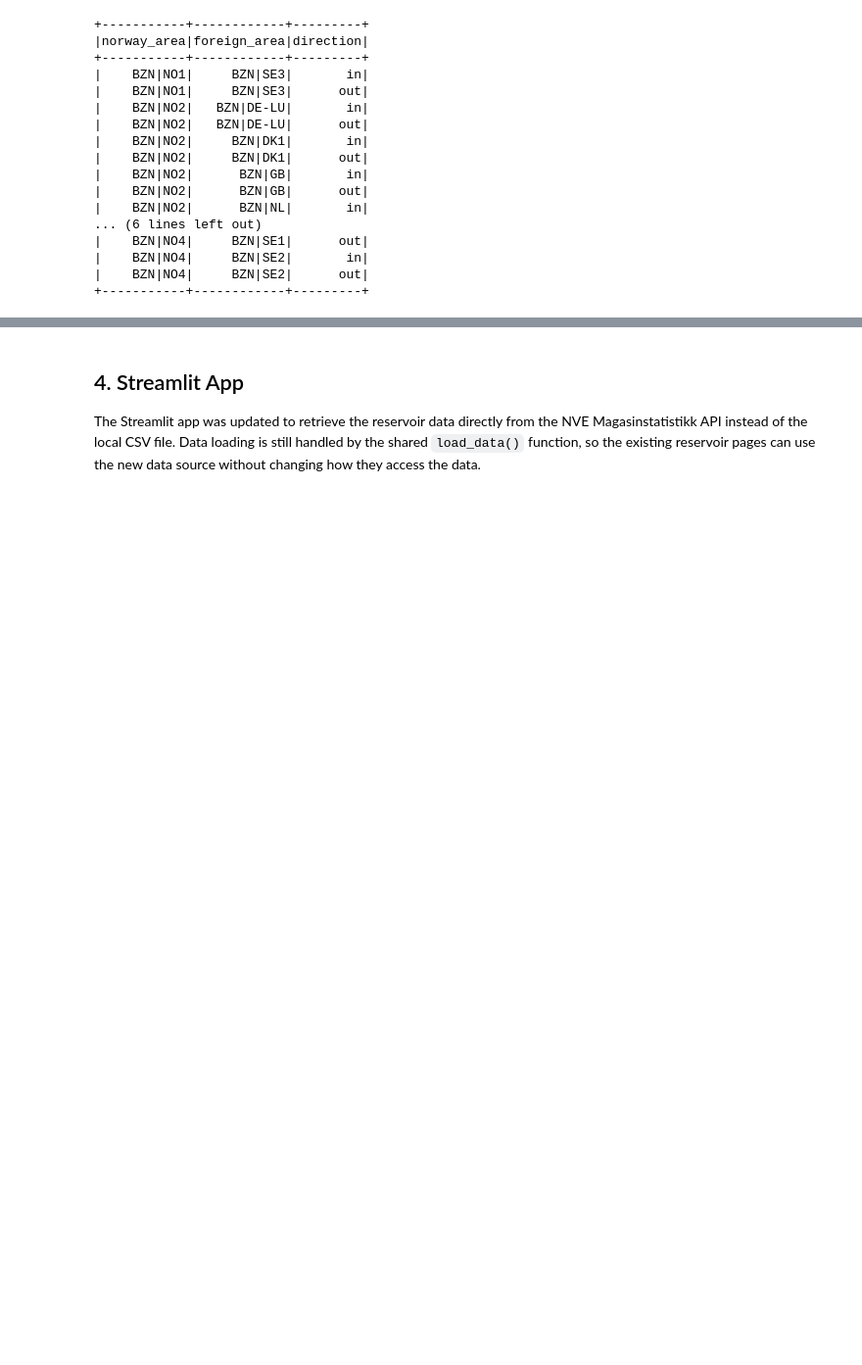
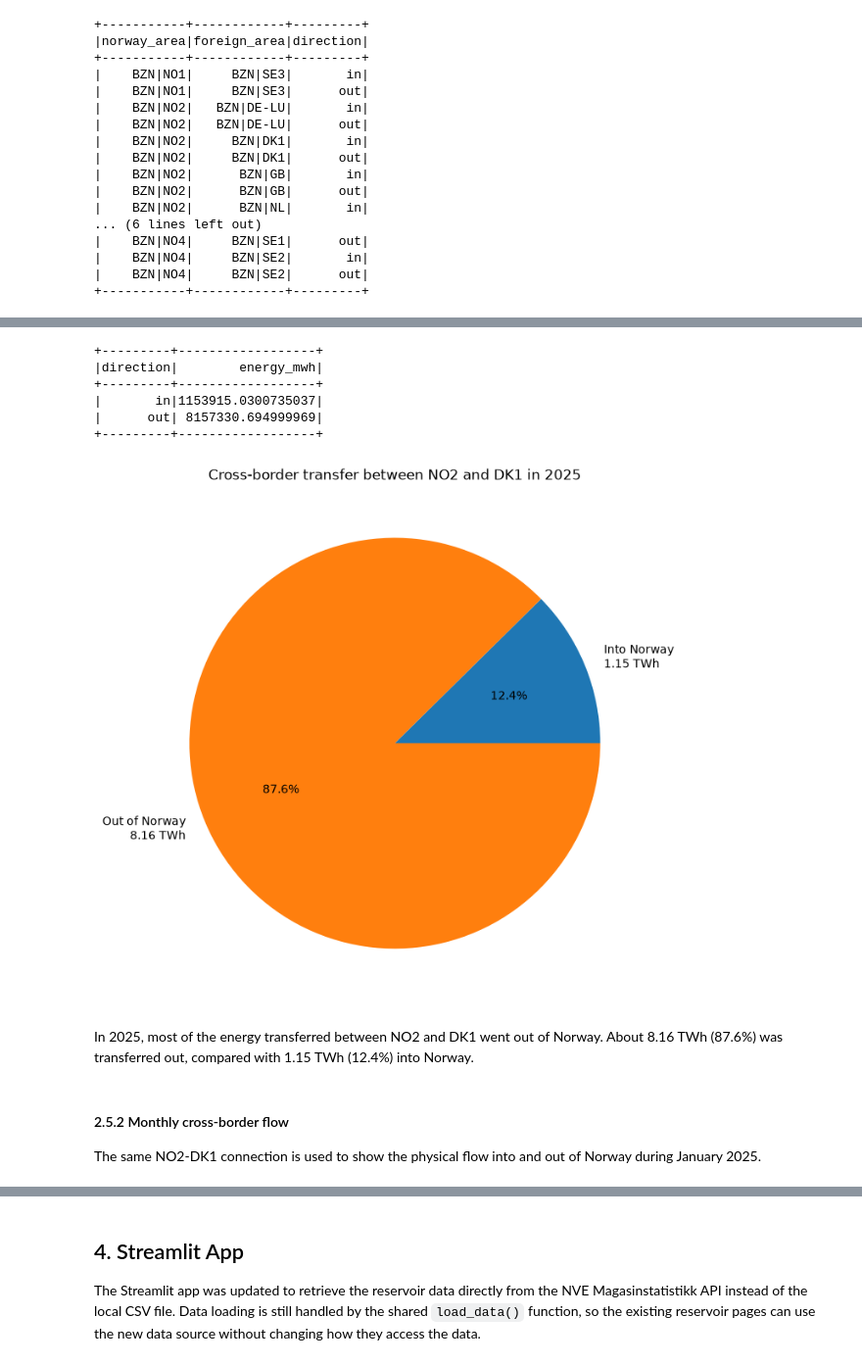
Before and after one commit to kahalandkh/IND320-kahaland, a Jupyter notebook: notebooks/project_work_part2.ipynb, the cells around one changed output, grey strips where cells are left out. Shown at 98% size. Drawn from its saved outputs; the diff is of its cells as text; code cells hidden in the pictures; blank space fills up the shorter version.

```diff
--- a/notebooks/project_work_part2.ipynb
+++ b/notebooks/project_work_part2.ipynb
@@ -903,0 +910,47 @@ The Spark SQL query keeps the data needed for the plots and derives `norway_area
+# %%
+selected_year = 2025
+selected_norway_area = "BZN|NO2"
+selected_foreign_area = "BZN|DK1"
+
+norway_area = selected_norway_area.replace("BZN|", "")
+foreign_area = selected_foreign_area.replace("BZN|", "")
+
+# Use Norwegian local time only to identify the calendar year (the stored UTC timestamp is unchanged)
+timestamp_no = F.from_utc_timestamp("timestamp", "Europe/Oslo")
+
+# Filter the selected connection and year, then sum transferred energy by direction
+yearly_transfer_df = (cross_border_spark_df.filter((F.col("norway_area") == selected_norway_area) & (F.col("foreign_area") == selected_foreign_area) & (F.year(timestamp_no) == selected_year))
+                      .groupBy("direction").agg(F.sum("energy_mwh").alias("energy_mwh")).orderBy("direction"))
+
+
+yearly_transfer_df.show()
+# %% [output]
++---------+------------------+
+|direction|        energy_mwh|
++---------+------------------+
+|       in|1153915.0300735037|
+|      out| 8157330.694999969|
++---------+------------------+
+# %%
+yearly_transfer_pd = yearly_transfer_df.toPandas()
+
+# Convert MWh to TWh for more readable labels
+yearly_transfer_pd["energy_twh"] = yearly_transfer_pd["energy_mwh"] / 1_000_000
+
+direction_labels = yearly_transfer_pd["direction"].map({"in": "Into Norway",
+                                                        "out": "Out of Norway"})
+
+labels = [f"{direction}\n{energy:.2f} TWh" for direction, energy in zip(direction_labels, yearly_transfer_pd["energy_twh"])]
+
+plt.figure(figsize=(8, 8))
+plt.pie(yearly_transfer_pd["energy_twh"], labels=labels, autopct="%1.1f%%")
+plt.title(f"Cross-border transfer between {norway_area} and {foreign_area} in {selected_year}")
+plt.show()
+# %% [output]
+[figure, added]
+# %% [markdown]
+In 2025, most of the energy transferred between NO2 and DK1 went out of Norway. About 8.16 TWh (87.6%) was transferred out, compared with 1.15 TWh (12.4%) into Norway.
+# %% [markdown]
+#### 2.5.2 Monthly cross-border flow
+
+The same NO2-DK1 connection is used to show the physical flow into and out of Norway during January 2025.
```
Also changed, not shown: parts of 17 cells of this notebook.
